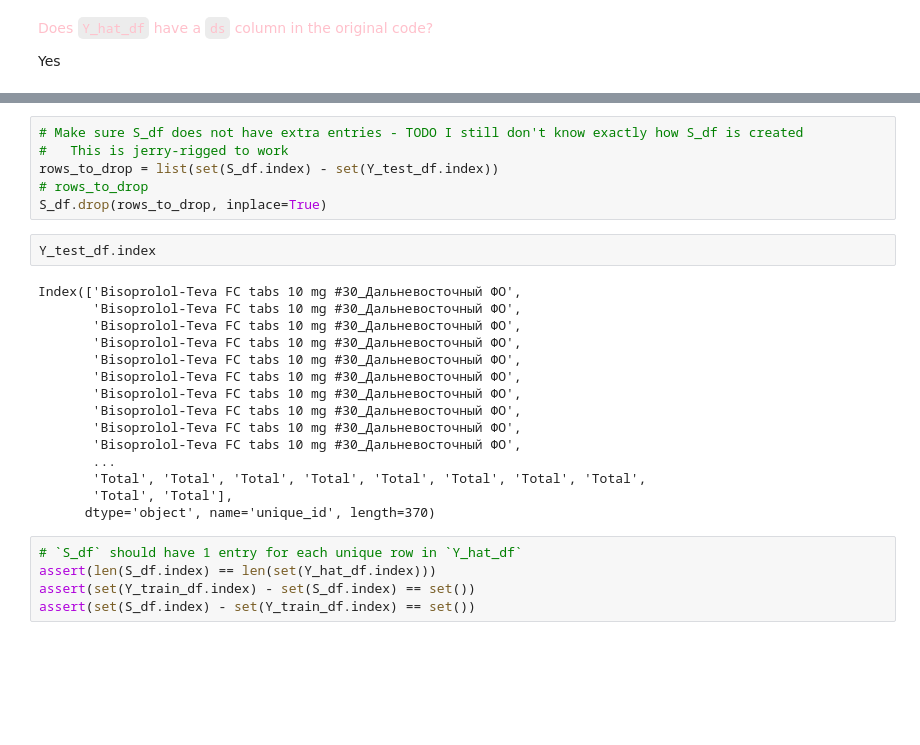
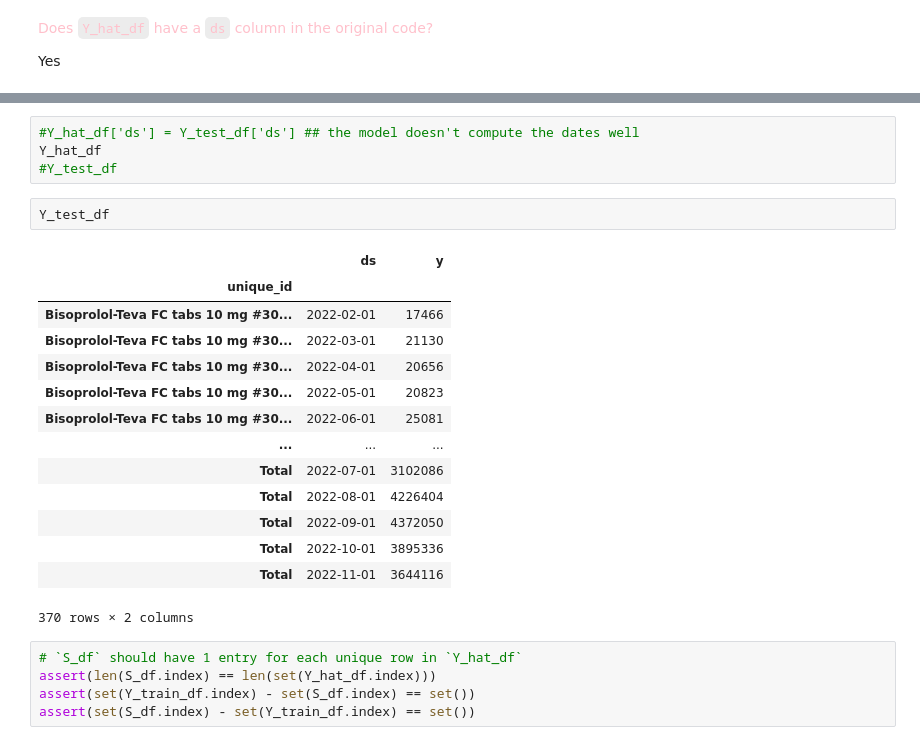
Before and after one commit to ariellubonja/hierarchical-time-series, a Jupyter notebook: hierarchical_ts_testing.ipynb, the cells around one changed output, grey strips where cells are left out. Drawn from its saved outputs; the diff is of its cells as text; blank space fills up the shorter version.

```diff
--- a/hierarchical_ts_testing.ipynb
+++ b/hierarchical_ts_testing.ipynb
@@ -400,26 +399,24 @@ Y_hat_df
-# %%
-# Make sure S_df does not have extra entries - TODO I still don't know exactly how S_df is created
-#   This is jerry-rigged to work
-rows_to_drop = list(set(S_df.index) - set(Y_test_df.index))
-# rows_to_drop
-S_df.drop(rows_to_drop, inplace=True)
-# %%
-Y_test_df.index
-# %% [output]
-Index(['Bisoprolol-Teva FC tabs 10 mg #30_Дальневосточный ФО',
-       'Bisoprolol-Teva FC tabs 10 mg #30_Дальневосточный ФО',
-       'Bisoprolol-Teva FC tabs 10 mg #30_Дальневосточный ФО',
-       'Bisoprolol-Teva FC tabs 10 mg #30_Дальневосточный ФО',
-       'Bisoprolol-Teva FC tabs 10 mg #30_Дальневосточный ФО',
-       'Bisoprolol-Teva FC tabs 10 mg #30_Дальневосточный ФО',
-       'Bisoprolol-Teva FC tabs 10 mg #30_Дальневосточный ФО',
-       'Bisoprolol-Teva FC tabs 10 mg #30_Дальневосточный ФО',
-       'Bisoprolol-Teva FC tabs 10 mg #30_Дальневосточный ФО',
-       'Bisoprolol-Teva FC tabs 10 mg #30_Дальневосточный ФО',
-       ...
-       'Total', 'Total', 'Total', 'Total', 'Total', 'Total', 'Total', 'Total',
-       'Total', 'Total'],
-      dtype='object', name='unique_id', length=370)
+# %%
+#Y_hat_df['ds'] = Y_test_df['ds'] ## the model doesn't compute the dates well
+Y_hat_df
+#Y_test_df
+# %%
+Y_test_df
+# %% [output]
+|  | ds | y |
+| unique_id |  |  |
+| Bisoprolol-Teva FC tabs 10 mg #30... | 2022-02-01 | 17466 |
+| Bisoprolol-Teva FC tabs 10 mg #30... | 2022-03-01 | 21130 |
+| Bisoprolol-Teva FC tabs 10 mg #30... | 2022-04-01 | 20656 |
+| Bisoprolol-Teva FC tabs 10 mg #30... | 2022-05-01 | 20823 |
+| Bisoprolol-Teva FC tabs 10 mg #30... | 2022-06-01 | 25081 |
+| ... | ... | ... |
+| Total | 2022-07-01 | 3102086 |
+| Total | 2022-08-01 | 4226404 |
+| Total | 2022-09-01 | 4372050 |
+| Total | 2022-10-01 | 3895336 |
+| Total | 2022-11-01 | 3644116 |
+370 rows × 2 columns
 # %%
 # `S_df` should have 1 entry for each unique row in `Y_hat_df`
 assert(len(S_df.index) == len(set(Y_hat_df.index)))
```
Also changed, not shown: parts of 34 cells of this notebook.
